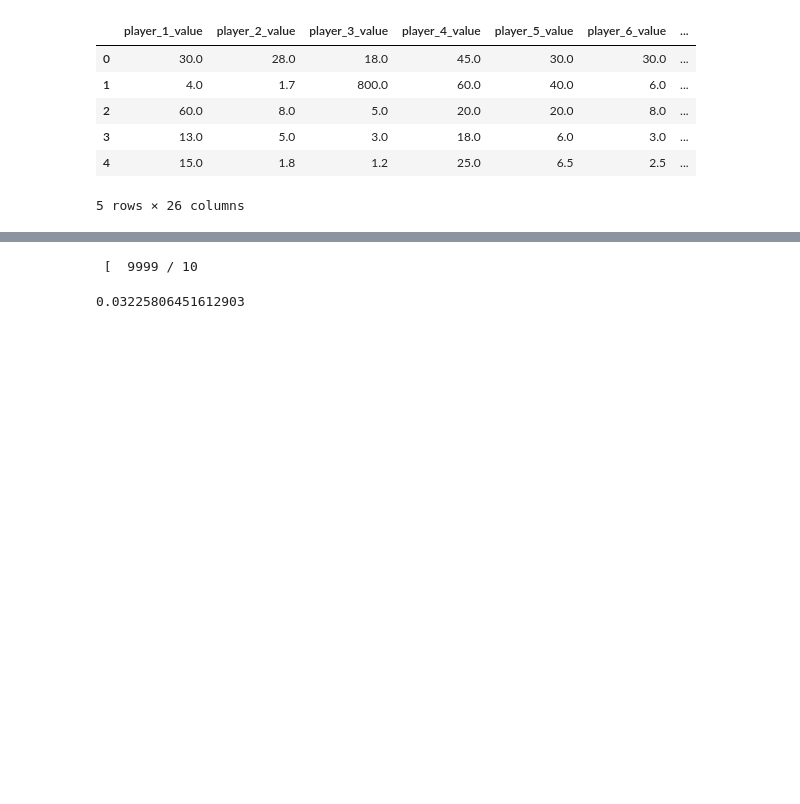
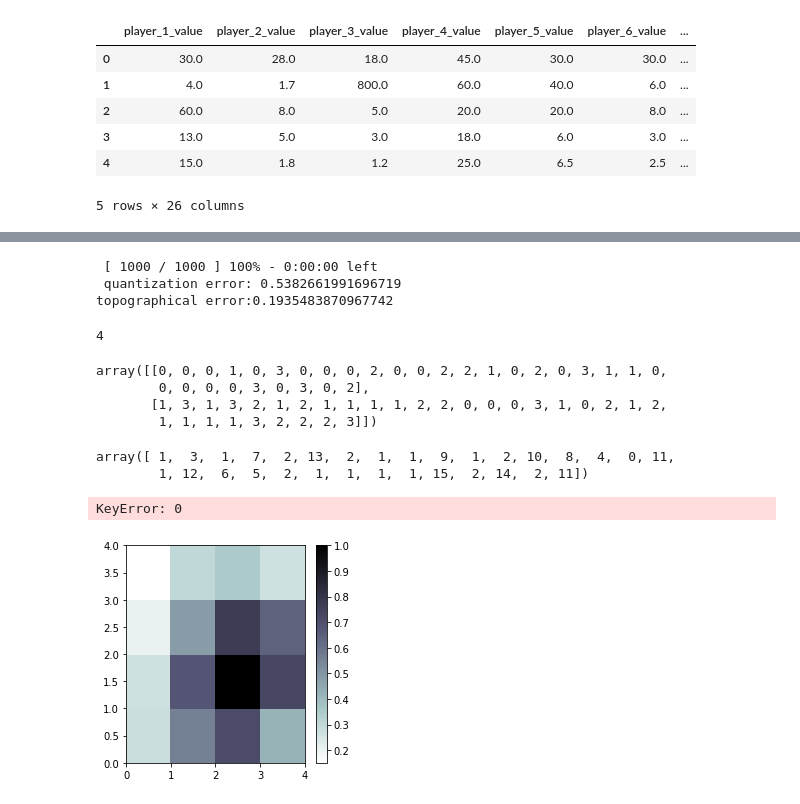
Before and after one commit to Guilherme-Valle/som-fifa-wc-2022, a Jupyter notebook: self-organized-map/som.ipynb, the cells around one changed output, grey strips where cells are left out. Drawn from its saved outputs; the diff is of its cells as text; code cells hidden in the pictures; blank space fills up the shorter version.

Commit message:
add initial graphic

```diff
--- a/self-organized-map/som.ipynb
+++ b/self-organized-map/som.ipynb
@@ -36,3 +36,5 @@ new_df.head(5)
 | 3 | 13.0 | 5.0 | 3.0 | 18.0 | 6.0 | 3.0 | ... |
 | 4 | 15.0 | 1.8 | 1.2 | 25.0 | 6.5 | 2.5 | ... |
 5 rows × 26 columns
+# %%
+new_df = (new_df - np.mean(new_df, axis=0)) / np.std(new_df, axis=0)
@@ -39,11 +62,50 @@ new_df.head(5)
 # %%
-data = new_df.to_numpy()
-n_neurons = 26
-m_neurons = 26
-som = MiniSom(n_neurons, m_neurons, 26, sigma=2.5, learning_rate=0.96)
+data = new_df.values
+n_neurons = 4
+m_neurons = 4
+som = MiniSom(n_neurons, m_neurons, 26, sigma=0.5, learning_rate=0.8)
 som.pca_weights_init(data)
-som.train(data, 10000, verbose=True)
-som.topographic_error(data)print('topographical error:' + str())
+som.train(data, 1000, verbose=True)
+print('topographical error:' + str(som.topographic_error(data)))
 # %% [output]
- [  9999 / 10
+ [ 1000 / 1000 ] 100% - 0:00:00 left
+ quantization error: 0.5382661991696719
+topographical error:0.1935483870967742
-0.03225806451612903
+# %%
+len(som.get_weights())
+# %% [output]
+4
+# %%
+winner_coordinates = np.array([som.winner(x) for x in data]).T
+winner_coordinates
+# %% [output]
+array([[0, 0, 0, 1, 0, 3, 0, 0, 0, 2, 0, 0, 2, 2, 1, 0, 2, 0, 3, 1, 1, 0,
+        0, 0, 0, 0, 3, 0, 3, 0, 2],
+       [1, 3, 1, 3, 2, 1, 2, 1, 1, 1, 1, 2, 2, 0, 0, 0, 3, 1, 0, 2, 1, 2,
+        1, 1, 1, 1, 3, 2, 2, 2, 3]])
+# %%
+cluster_index = np.ravel_multi_index(winner_coordinates, (4,4))
+cluster_index
+# %% [output]
+array([ 1,  3,  1,  7,  2, 13,  2,  1,  1,  9,  1,  2, 10,  8,  4,  0, 11,
+        1, 12,  6,  5,  2,  1,  1,  1,  1, 15,  2, 14,  2, 11])
+# %%
+plt.figure(figsize=(4, 4))
+
+plt.pcolor(som.distance_map().T, cmap='bone_r')  # plotting the distance map as background
+plt.colorbar()
+
+# Plotting the response for each pattern in the iris dataset
+# different colors and markers for each label
+markers = ['o', 's', 'D']
+colors = ['C0', 'C1', 'C2']
+for cnt, xx in enumerate(data):
+    w = som.winner(xx)  # getting the winner
+    # palce a marker on the winning position for the sample xx
+    plt.plot(w[0]+.5, w[1]+.5, markers[new_df[cnt]-1], markerfacecolor='None',
+             markeredgecolor=colors[new_df[cnt]-1], markersize=12, markeredgewidth=2)
+
+plt.show()
+# %% [output]
+KeyError: 0
+[figure, added]
```
Also changed, not shown: parts of 1 cell of this notebook.
